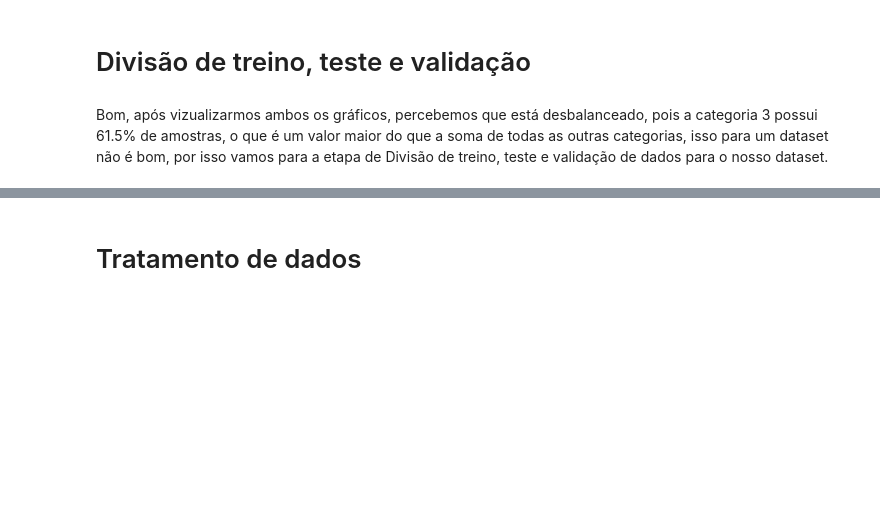
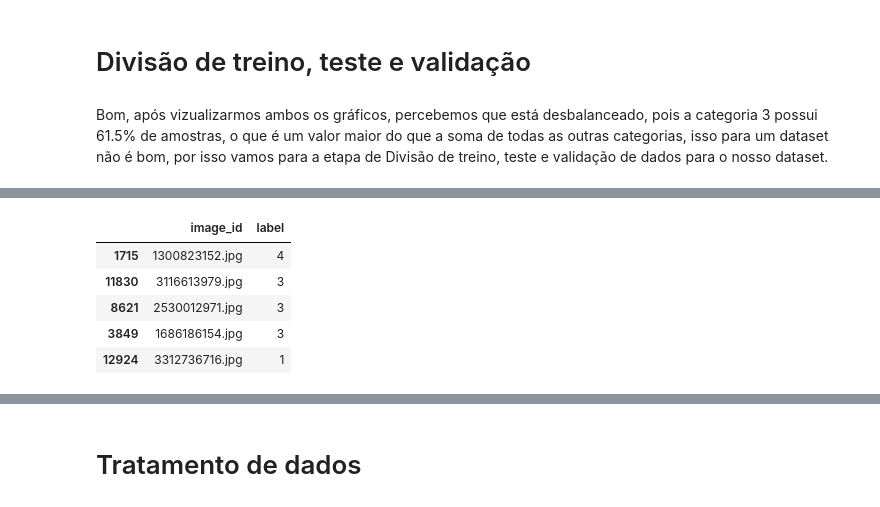
Before and after one commit to Kayzwk/crop-diseases-classification, a Jupyter notebook: davi-a-priori.ipynb, the cells around one changed output, grey strips where cells are left out. Cells and saved outputs as stored; diff of their text form; code cells hidden in the pictures; blank space fills up the shorter version.

```diff
--- a/davi-a-priori.ipynb
+++ b/davi-a-priori.ipynb
@@ -84,3 +157,12 @@ plt.show()
+# %%
+train_data.head()
+# %% [output]
+|  | image_id | label |
+| 1715 | 1300823152.jpg | 4 |
+| 11830 | 3116613979.jpg | 3 |
+| 8621 | 2530012971.jpg | 3 |
+| 3849 | 1686186154.jpg | 3 |
+| 12924 | 3312736716.jpg | 1 |
 # %%
 # Plot dos dados de teste
 sns.barplot(x=test_data['label'].value_counts().index, y=test_data['label'].value_counts().values)
```
Also changed, not shown: parts of 29 cells of this notebook.
